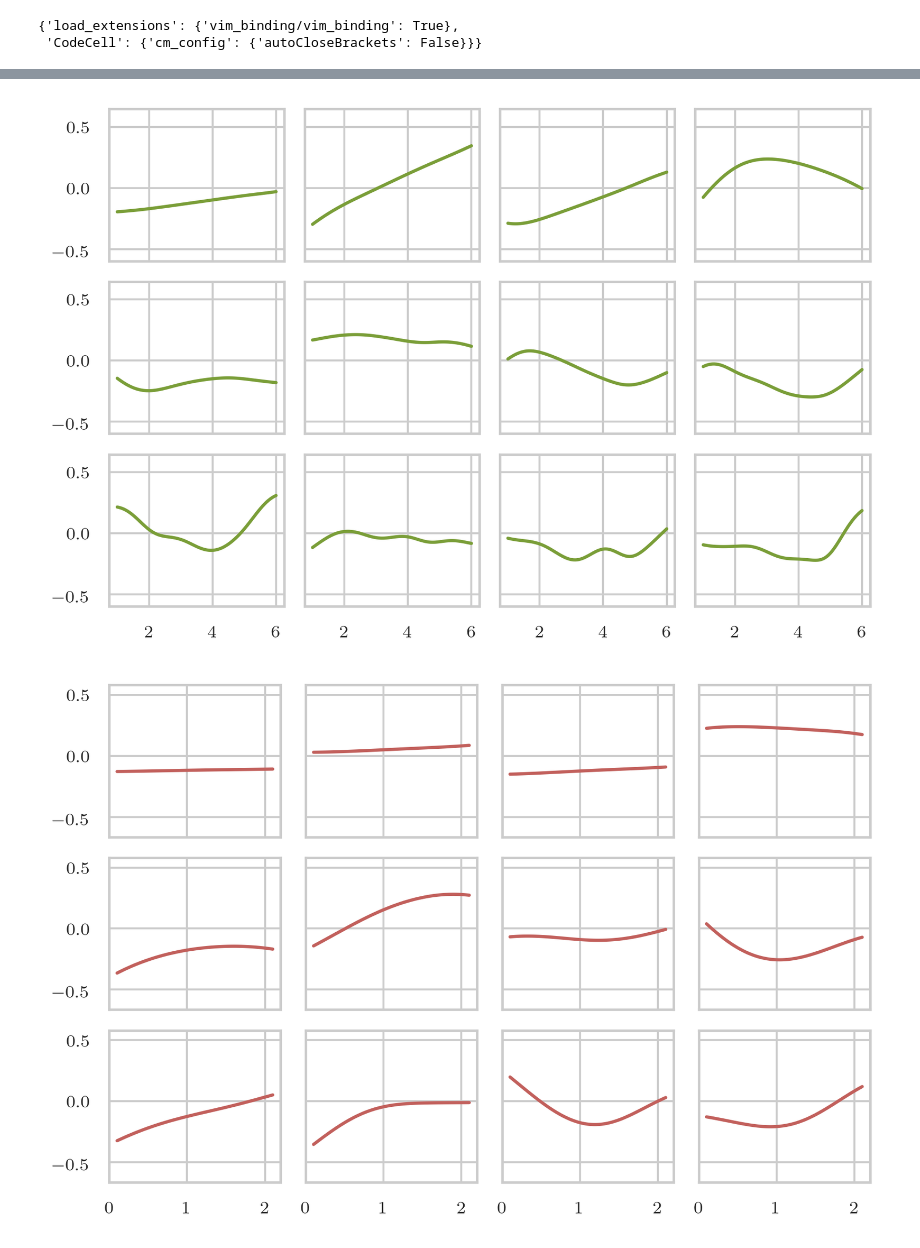
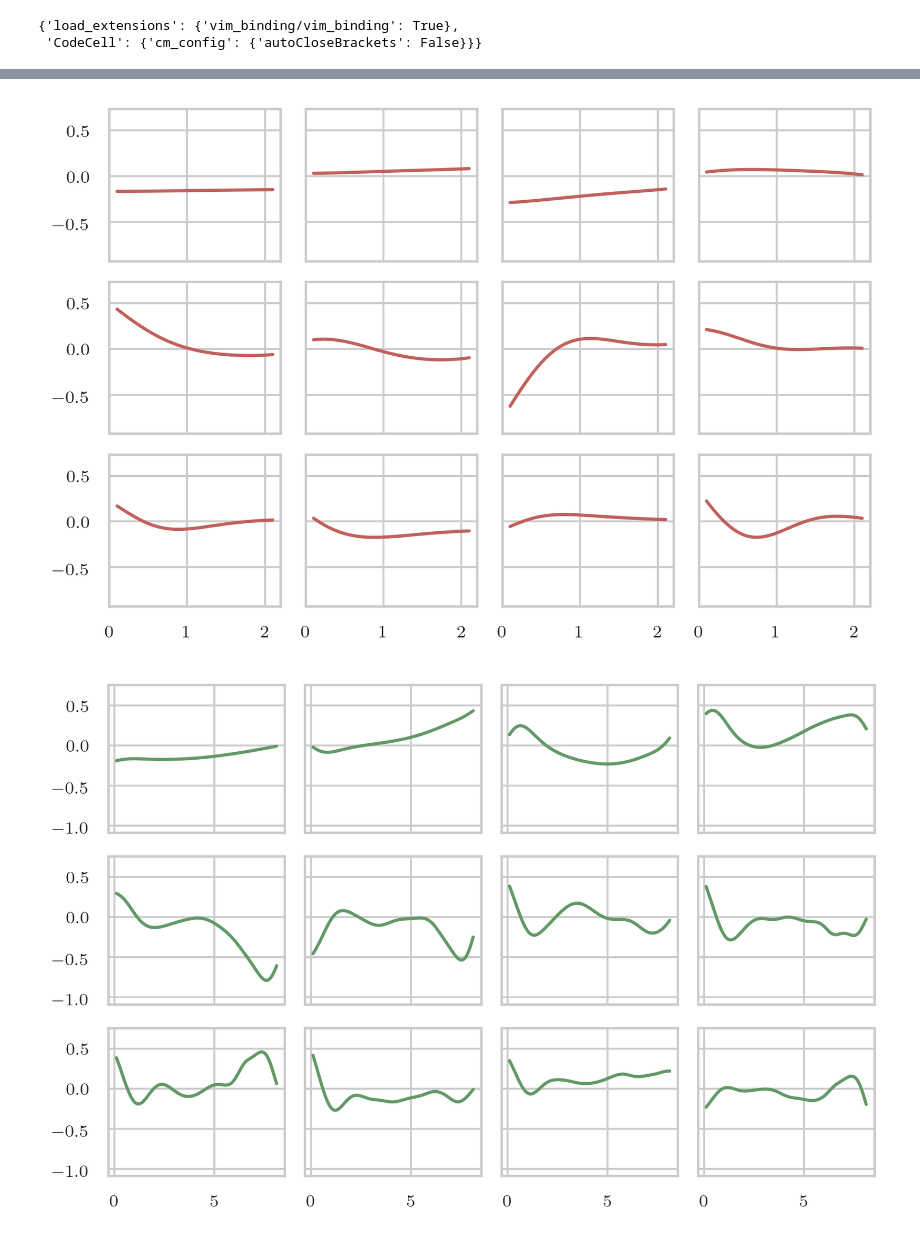
Before and after one commit to dylancromer/maszcal, a Jupyter notebook: docs/emulator-breakdown.ipynb, the cells around one changed output, grey strips where cells are left out. Saved outputs shown, nothing was run; the diff lists cells and outputs as text; code cells hidden in the pictures.

```diff
--- a/docs/emulator-breakdown.ipynb
+++ b/docs/emulator-breakdown.ipynb
@@ -334,8 +299,7 @@ pass
 # %%
-def wrapped_weight_emulator(i, a_szs, a_2hs, cons, alphas, betas):
+def wrapped_weight_emulator(i, a_szs, cons, alphas, betas):
     params = maszcal.interp_utils.cartesian_prod(
         a_szs,
-        a_2hs,
         cons,
         alphas,
         betas,
@@ -357,10 +320,9 @@ array([-0.10825897])
 # %%
 a_szs = np.linspace(PARAM_MINS[0], PARAM_MAXES[0], 100)
-a_2hs = 2.5*np.ones(1)
 cons = 3.5*np.ones(1)
 alphas = 1.1*np.ones(1)
 betas = 4.1*np.ones(1)
-weights = [wrapped_weight_emulator(i, a_szs, a_2hs, cons, alphas, betas) for i in range(12)]
+weights = [wrapped_weight_emulator(i, a_szs, cons, alphas, betas) for i in range(12)]
 weights_min = np.array(weights).min()
 weights_max = np.array(weights).max()
 
@@ -374,16 +336,15 @@ pass
 # %%
 a_szs = 0*np.ones(1)
-a_2hs = np.linspace(PARAM_MINS[1], PARAM_MAXES[1], 100)
-cons = 3.5*np.ones(1)
+cons = np.linspace(PARAM_MINS[1], PARAM_MAXES[1], 100)
 alphas = 1.1*np.ones(1)
 betas = 4.1*np.ones(1)
-weights = [wrapped_weight_emulator(i, a_szs, a_2hs, cons, alphas, betas) for i in range(12)]
+weights = [wrapped_weight_emulator(i, a_szs, cons, alphas, betas) for i in range(12)]
 weights_min = np.array(weights).min()
 weights_max = np.array(weights).max()
 
 fig, axes = plt.subplots(3, 4, sharex='col', sharey='row')
 for i, ax in enumerate(axes.flat):
-    ax.plot(a_2hs, weights[i], color=colors[1])
+    ax.plot(cons, weights[i], color=colors[2])
     ax.set_ylim(weights_min-0.3, weights_max+0.3)
 pass
 # %% [output]
@@ -391,34 +352,32 @@ pass
 # %%
 a_szs = 0*np.ones(1)
-a_2hs = 2.5*np.ones(1)
-cons = np.linspace(PARAM_MINS[2], PARAM_MAXES[2], 100)
-alphas = 1.1*np.ones(1)
+cons = 3.5*np.ones(1)
+alphas = np.linspace(PARAM_MINS[2], PARAM_MAXES[2], 100)
 betas = 4.1*np.ones(1)
-weights = [wrapped_weight_emulator(i, a_szs, a_2hs, cons, alphas, betas) for i in range(12)]
+weights = [wrapped_weight_emulator(i, a_szs, cons, alphas, betas) for i in range(12)]
 weights_min = np.array(weights).min()
 weights_max = np.array(weights).max()
 
 fig, axes = plt.subplots(3, 4, sharex='col', sharey='row')
 for i, ax in enumerate(axes.flat):
-    ax.plot(cons, weights[i], color=colors[2])
+    ax.plot(alphas, weights[i], color=colors[3])
     ax.set_ylim(weights_min-0.3, weights_max+0.3)
 pass
 # %% [output]
-[figure, old version]
+[figure, new version]
 # %%
 a_szs = 0*np.ones(1)
-a_2hs = 2.5*np.ones(1)
 cons = 3.5*np.ones(1)
-alphas = np.linspace(PARAM_MINS[3], PARAM_MAXES[3], 100)
-betas = 4.1*np.ones(1)
-weights = [wrapped_weight_emulator(i, a_szs, a_2hs, cons, alphas, betas) for i in range(12)]
+alphas = 1.1*np.ones(1)
+betas = np.linspace(PARAM_MINS[3], PARAM_MAXES[3], 100)
+weights = [wrapped_weight_emulator(i, a_szs, cons, alphas, betas) for i in range(12)]
 weights_min = np.array(weights).min()
 weights_max = np.array(weights).max()
 
 fig, axes = plt.subplots(3, 4, sharex='col', sharey='row')
 for i, ax in enumerate(axes.flat):
-    ax.plot(alphas, weights[i], color=colors[3])
+    ax.plot(betas, weights[i], color=colors[4])
     ax.set_ylim(weights_min-0.3, weights_max+0.3)
 pass
 # %% [output]
-[figure, old version]
+[figure, new version]
```
Also changed, not shown: parts of 16 cells of this notebook, 2 other files.
